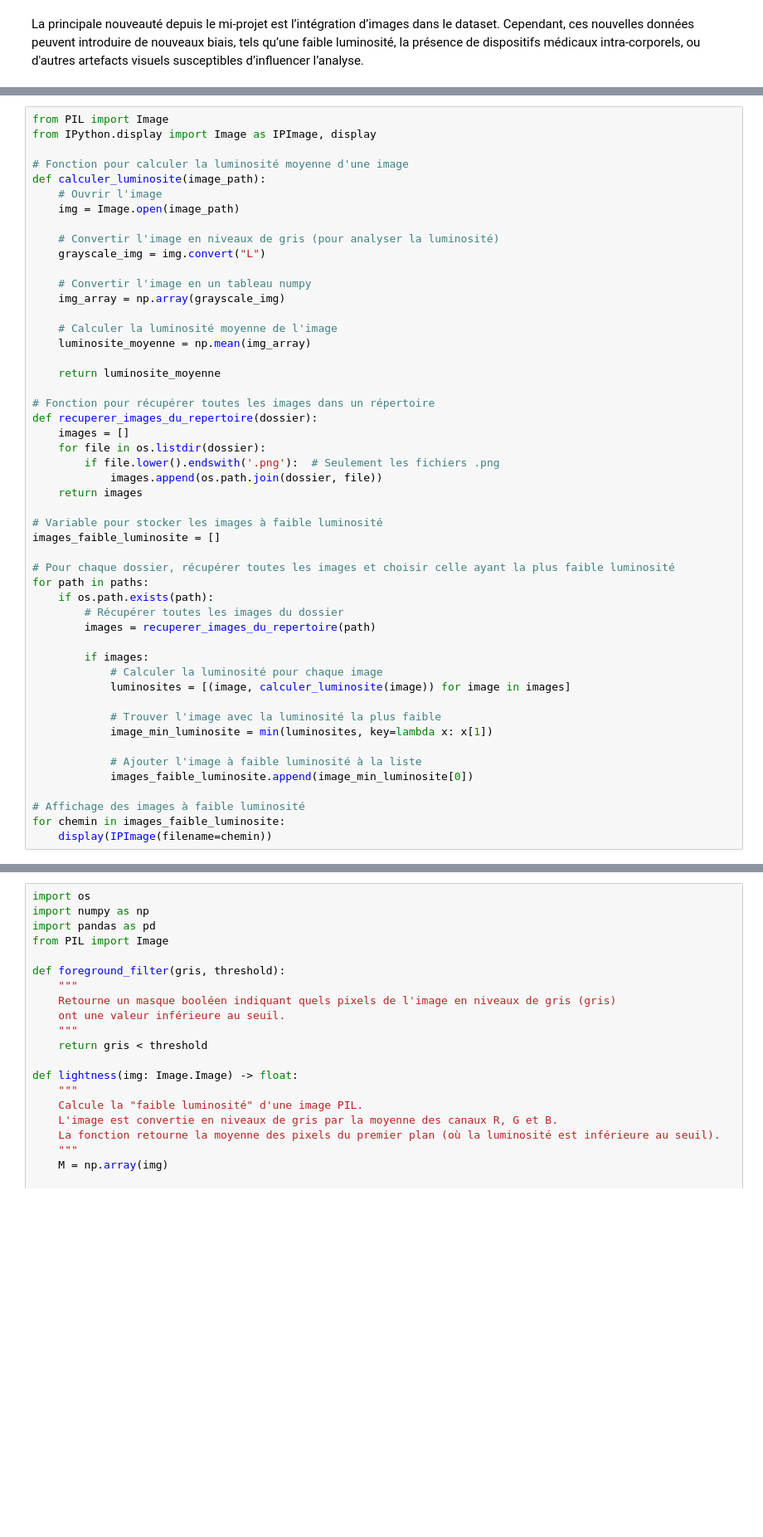
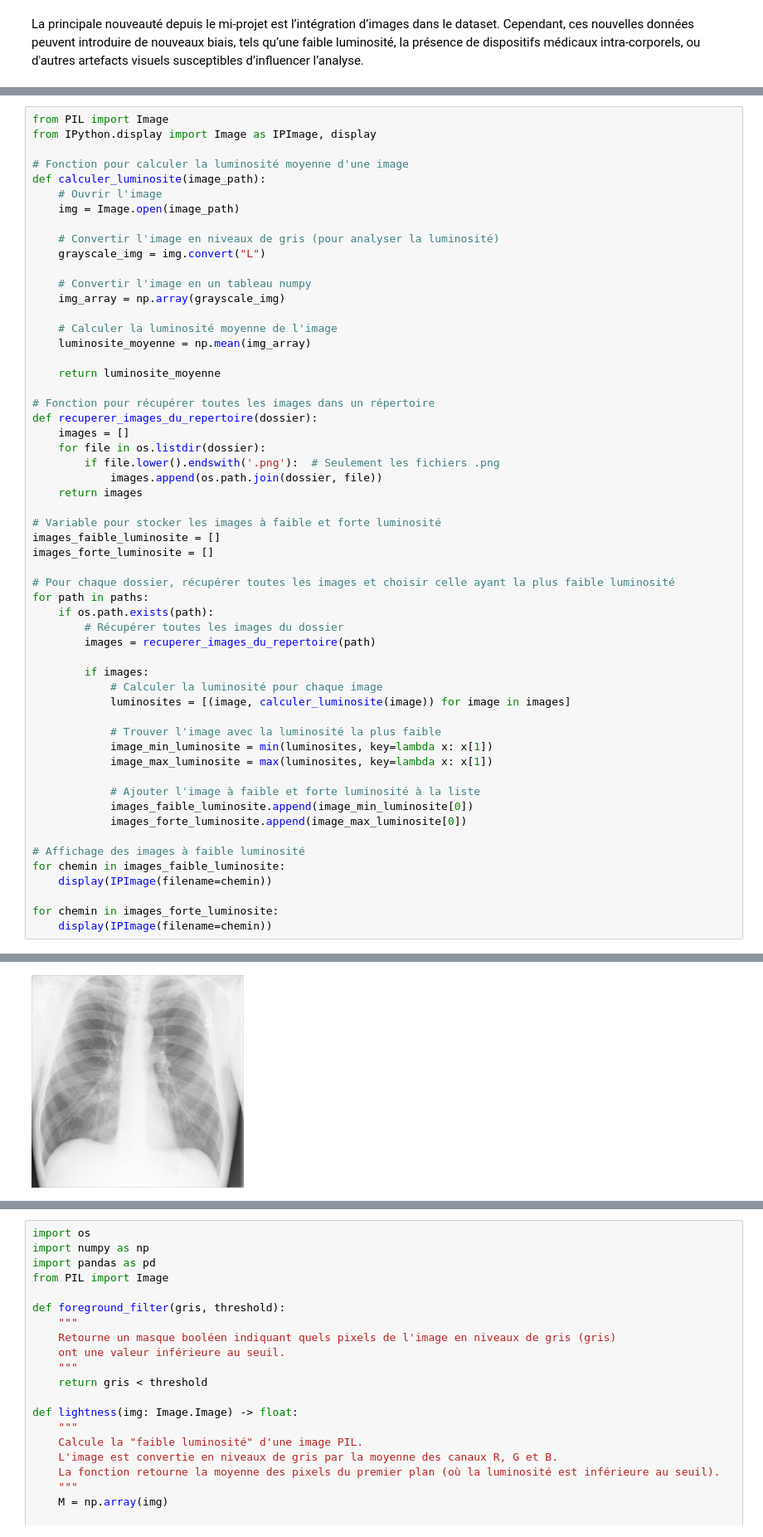
Before and after one commit to Raouf-Medj/projet-fairness, a Jupyter notebook: rendu.ipynb, the cells around one changed output, grey strips where cells are left out. Shown at 83% size. Drawn from its saved outputs; the diff is of its cells as text; blank space fills up the shorter version.

```diff
--- a/rendu.ipynb
+++ b/rendu.ipynb
@@ -732,32 +734,39 @@ def recuperer_images_du_repertoire(dossier):
     for file in os.listdir(dossier):
         if file.lower().endswith('.png'):  # Seulement les fichiers .png
             images.append(os.path.join(dossier, file))
     return images
 
-# Variable pour stocker les images à faible luminosité
+# Variable pour stocker les images à faible et forte luminosité
 images_faible_luminosite = []
+images_forte_luminosite = []
 
 # Pour chaque dossier, récupérer toutes les images et choisir celle ayant la plus faible luminosité
 for path in paths:
     if os.path.exists(path):
         # Récupérer toutes les images du dossier
         images = recuperer_images_du_repertoire(path)
 
         if images:
             # Calculer la luminosité pour chaque image
             luminosites = [(image, calculer_luminosite(image)) for image in images]
 
             # Trouver l'image avec la luminosité la plus faible
             image_min_luminosite = min(luminosites, key=lambda x: x[1])
+            image_max_luminosite = max(luminosites, key=lambda x: x[1])
 
-            # Ajouter l'image à faible luminosité à la liste
+            # Ajouter l'image à faible et forte luminosité à la liste
             images_faible_luminosite.append(image_min_luminosite[0])
+            images_forte_luminosite.append(image_max_luminosite[0])
 
 # Affichage des images à faible luminosité
 for chemin in images_faible_luminosite:
     display(IPImage(filename=chemin))
+
+for chemin in images_forte_luminosite:
+    display(IPImage(filename=chemin))
 # %% [output]
 [figure]
 [figure]
 [figure]
 [figure]
+[figure, added]
```
Also changed, not shown: parts of 49 cells of this notebook, 1 other file.
